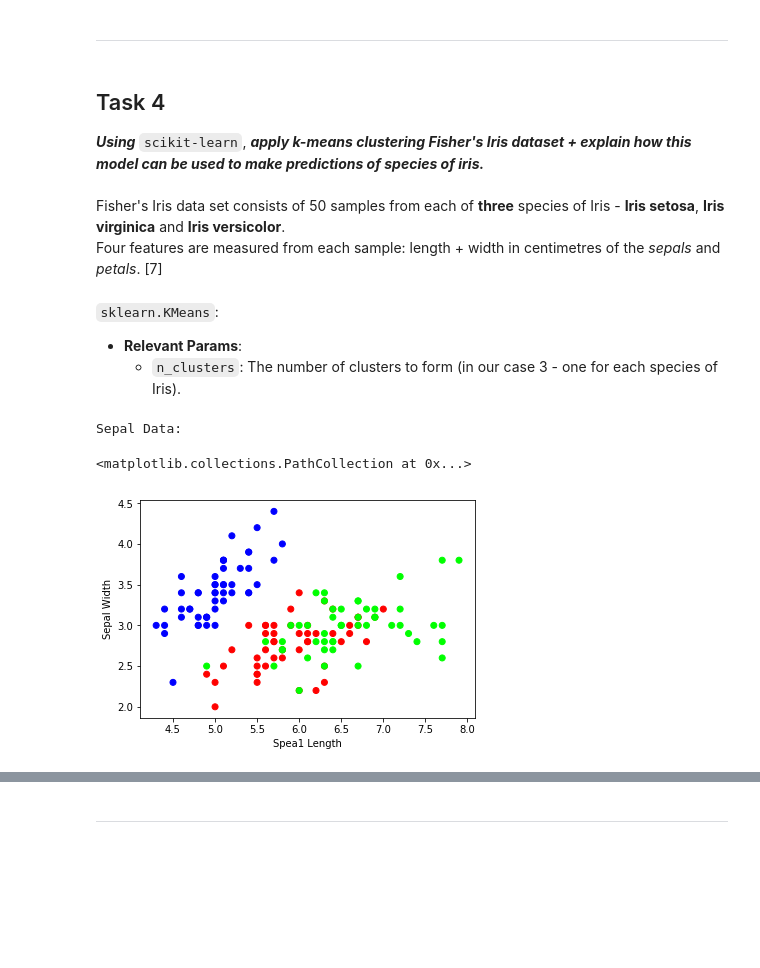
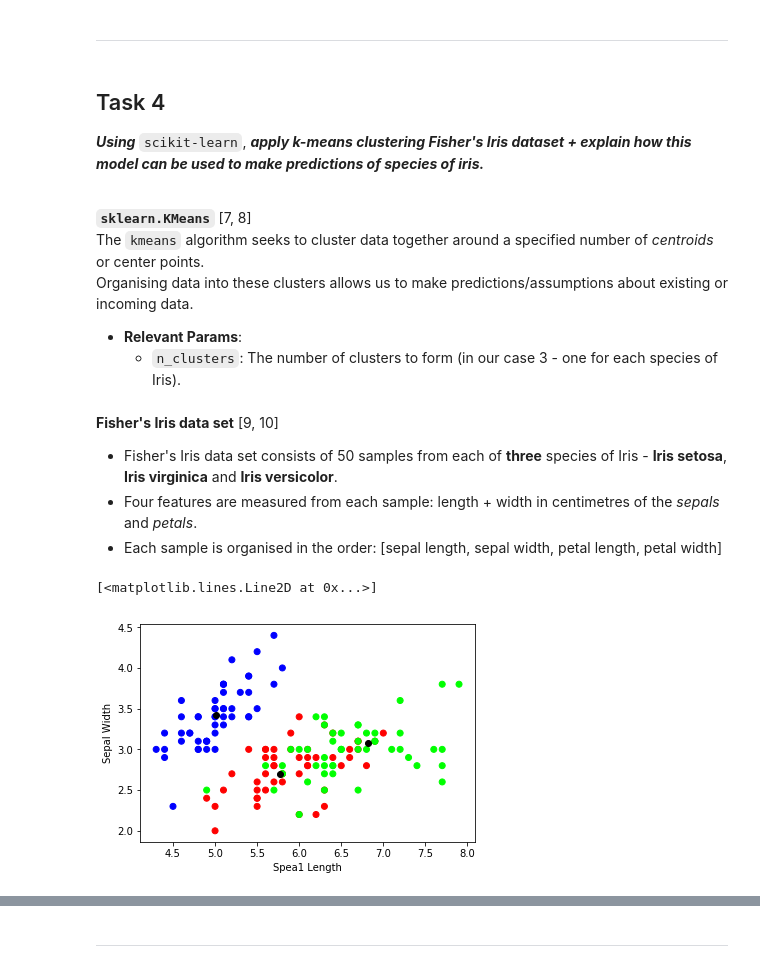
Before and after one commit to charlieconneely/emerging-tech-tasks, a Jupyter notebook: tasks.ipynb, the cells around one changed output, grey strips where cells are left out. Cells and saved outputs as stored; diff of their text form; code cells hidden in the pictures; blank space fills up the shorter version.

```diff
--- a/tasks.ipynb
+++ b/tasks.ipynb
@@ -120,15 +120,20 @@ STDEV.P(sample): 14.309088021254185
 STDEV.S(sample): 15.297058540778355
 # %% [markdown]
 ***
+# %% [markdown]
+## Task 4
+***Using*** `scikit-learn`, ***apply k-means clustering Fisher's Iris dataset + explain how this model can be used to make predictions of species of iris.*** <br><br>
+
+**`sklearn.KMeans`** [7, 8] <br>
+The `kmeans` algorithm seeks to cluster data together around a specified number of *centroids* or center points. <br>
+Organising data into these clusters allows us to make predictions/assumptions about existing or incoming data.
+* **Relevant Params**:
+  * `n_clusters`: The number of clusters to form (in our case 3 - one for each species of Iris).
 # %% [markdown]
-## Task 4
-***Using*** `scikit-learn`, ***apply k-means clustering Fisher's Iris dataset + explain how this model can be used to make predictions of species of iris.*** <br><br>
-Fisher's Iris data set consists of 50 samples from each of **three** species of Iris - **Iris setosa**, **Iris virginica** and **Iris versicolor**. <br>
-Four features are measured from each sample: length + width in centimetres of the *sepals* and *petals*. [7] <br>
+**Fisher's Iris data set** [9, 10]
+* Fisher's Iris data set consists of 50 samples from each of **three** species of Iris - **Iris setosa**, **Iris virginica** and **Iris versicolor**. <br>
+* Four features are measured from each sample: length + width in centimetres of the *sepals* and *petals*. <br>
+* Each sample is organised in the order: [sepal length, sepal width, petal length, petal width]
-# %% [markdown]
-`sklearn.KMeans`:
-* **Relevant Params**:
-  * `n_clusters`: The number of clusters to form (in our case 3 - one for each species of Iris).
 # %%
 # Supplier of iris data set
 from sklearn import datasets
@@ -144,14 +149,18 @@ iris_ds = datasets.load_iris()
 
 sepal_data = iris_ds.data[:,:2]
 petal_data = iris_ds.data[:,-2:]
-
-print("Sepal Data:")
-# Plot out Sepal data
-plt.xlabel('Spea1 Length')
-plt.ylabel('Sepal Width')
-plt.scatter(sepal_data[:,0], sepal_data[:,1], c=iris_ds.target, cmap='brg')
-# %% [output]
-Sepal Data:
-<matplotlib.collections.PathCollection at 0x...>
-[figure, removed]
+# %%
+plt.xlabel('Spea1 Length')
+plt.ylabel('Sepal Width')
+# Plot out Sepal Data with respect to targets
+plt.scatter(sepal_data[:,0], sepal_data[:,1], c=iris_ds.target, cmap='brg')
+
+# Perform kmeans on sepal data
+sepalKMeans = skcl.KMeans(n_clusters=3, random_state=0).fit(sepal_data)
+sepal_centers = sepalKMeans.cluster_centers_
+# identify cluster centers
+plt.plot(sepal_centers[:,0], sepal_centers[:,1], 'ko')
+# %% [output]
+[<matplotlib.lines.Line2D at 0x...>]
+[figure, added]
 # %%
```
Also changed, not shown: parts of 3 cells of this notebook.
